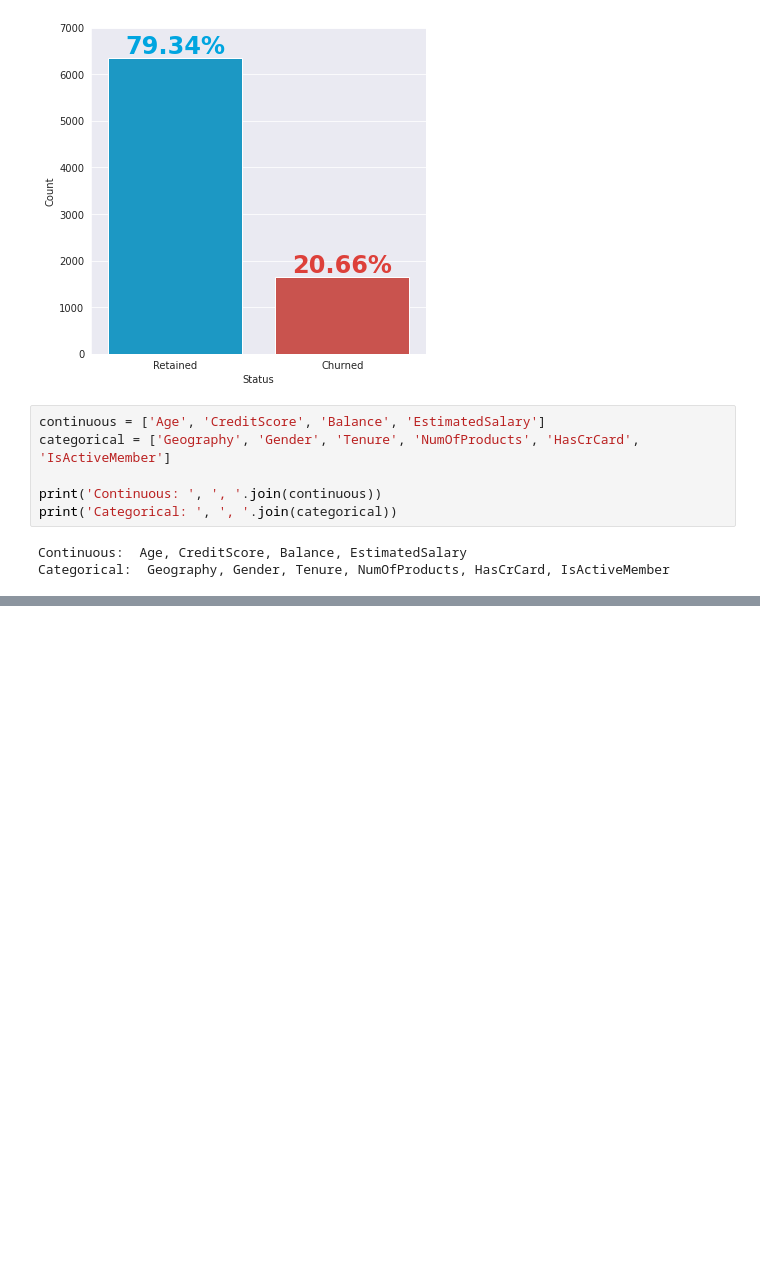
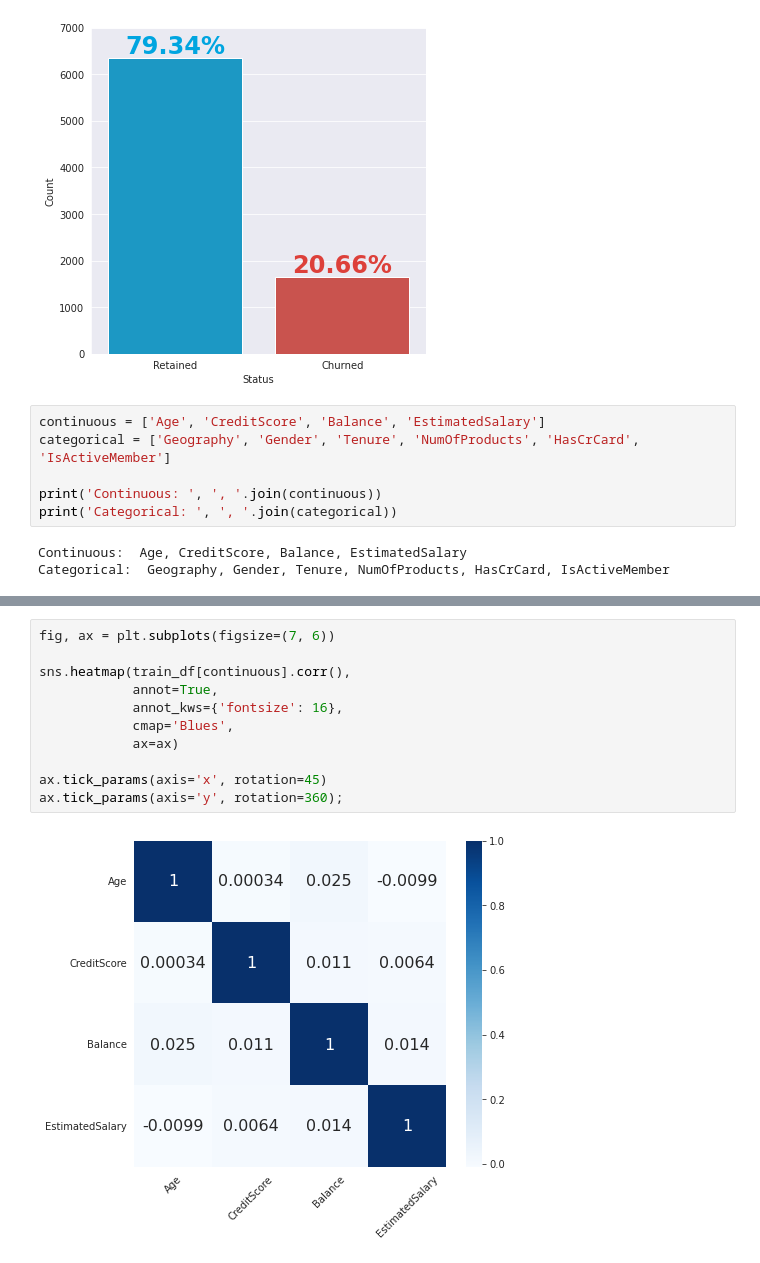
Before and after one commit to Data-Analytical-Thinking/Projeto_FMF, a Jupyter notebook: Cópia_de_Versão_original_bank_customer_churn_prediction.ipynb, the cells around one changed output, grey strips where cells are left out. Saved outputs shown, nothing was run; the diff lists cells and outputs as text; blank space fills up the shorter version.

```diff
--- a/Cópia_de_Versão_original_bank_customer_churn_prediction.ipynb
+++ b/Cópia_de_Versão_original_bank_customer_churn_prediction.ipynb
@@ -760,0 +770,13 @@ Categorical:  Geography, Gender, Tenure, NumOfProducts, HasCrCard, IsActiveMembe
+# %%
+fig, ax = plt.subplots(figsize=(7, 6))
+
+sns.heatmap(train_df[continuous].corr(),
+            annot=True,
+            annot_kws={'fontsize': 16},
+            cmap='Blues',
+            ax=ax)
+
+ax.tick_params(axis='x', rotation=45)
+ax.tick_params(axis='y', rotation=360);
+# %% [output]
+[figure, added]
```
Also changed, not shown: parts of 1 cell of this notebook.
